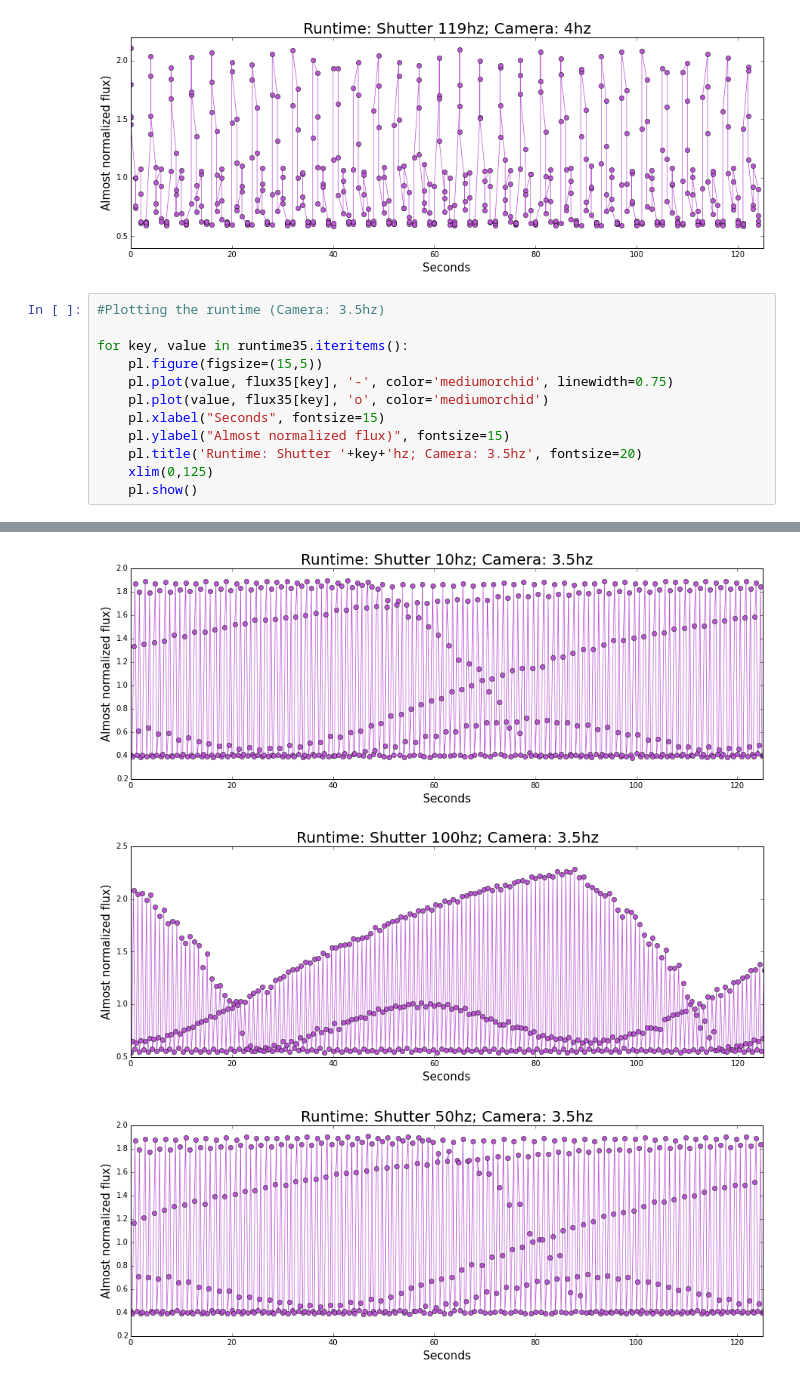
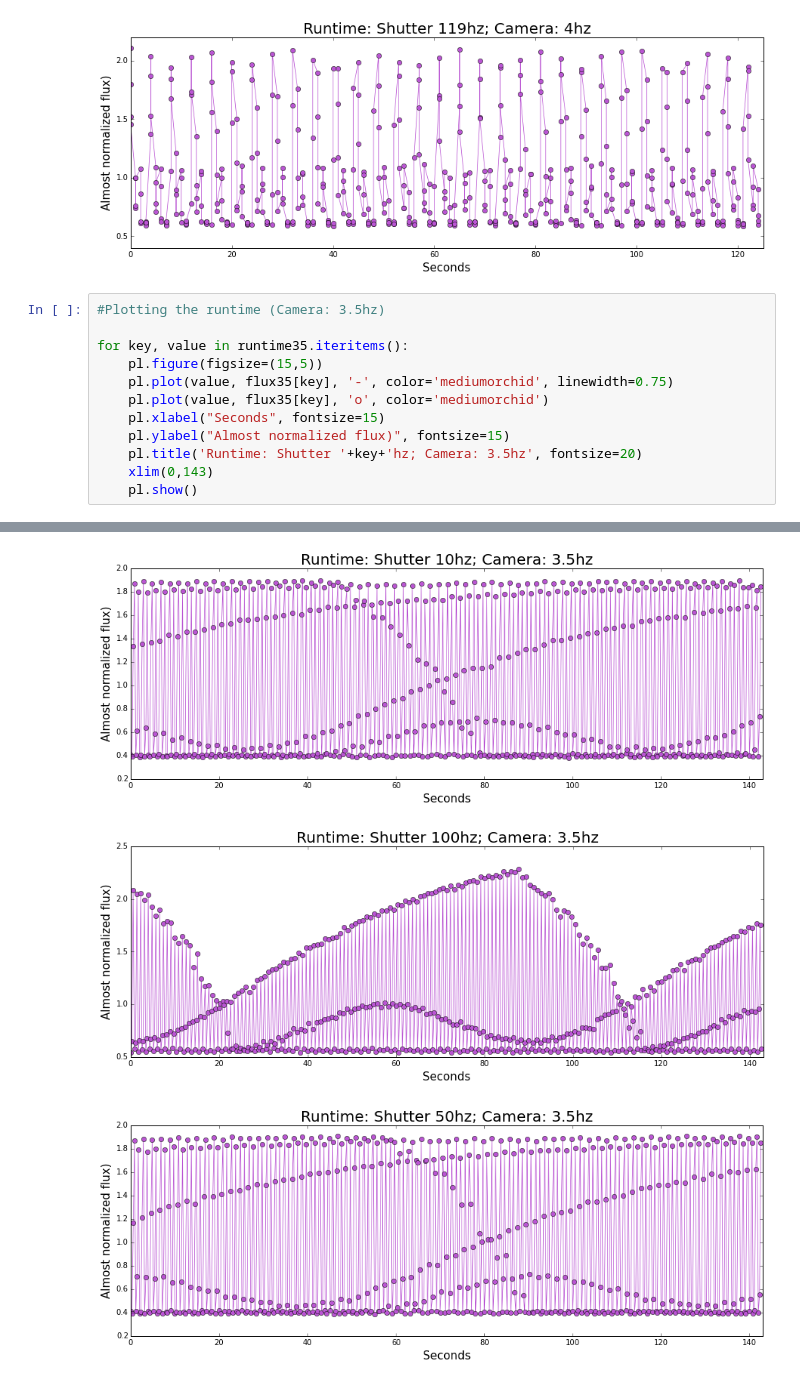
Before and after one commit to fedhere/detect120, a Jupyter notebook: LEDtest.ipynb, the cells around one changed output, grey strips where cells are left out. Saved outputs shown, nothing was run; the diff lists cells and outputs as text.

```diff
--- a/LEDtest.ipynb
+++ b/LEDtest.ipynb
@@ -161,6 +161,6 @@ for key, value in runtime35.iteritems():
     pl.xlabel("Seconds", fontsize=15)
     pl.ylabel("Almost normalized flux)", fontsize=15)
     pl.title('Runtime: Shutter '+key+'hz; Camera: 3.5hz', fontsize=20)
-    xlim(0,125)
+    xlim(0,143)
     pl.show()
 # %% [output]
@@ -168,3 +168,3 @@ for key, value in runtime35.iteritems():
-[figure, old version]
+[figure, new version]
-[figure, old version]
+[figure, new version]
-[figure, old version]
+[figure, new version]
```
Also changed, not shown: parts of 10 cells of this notebook.
